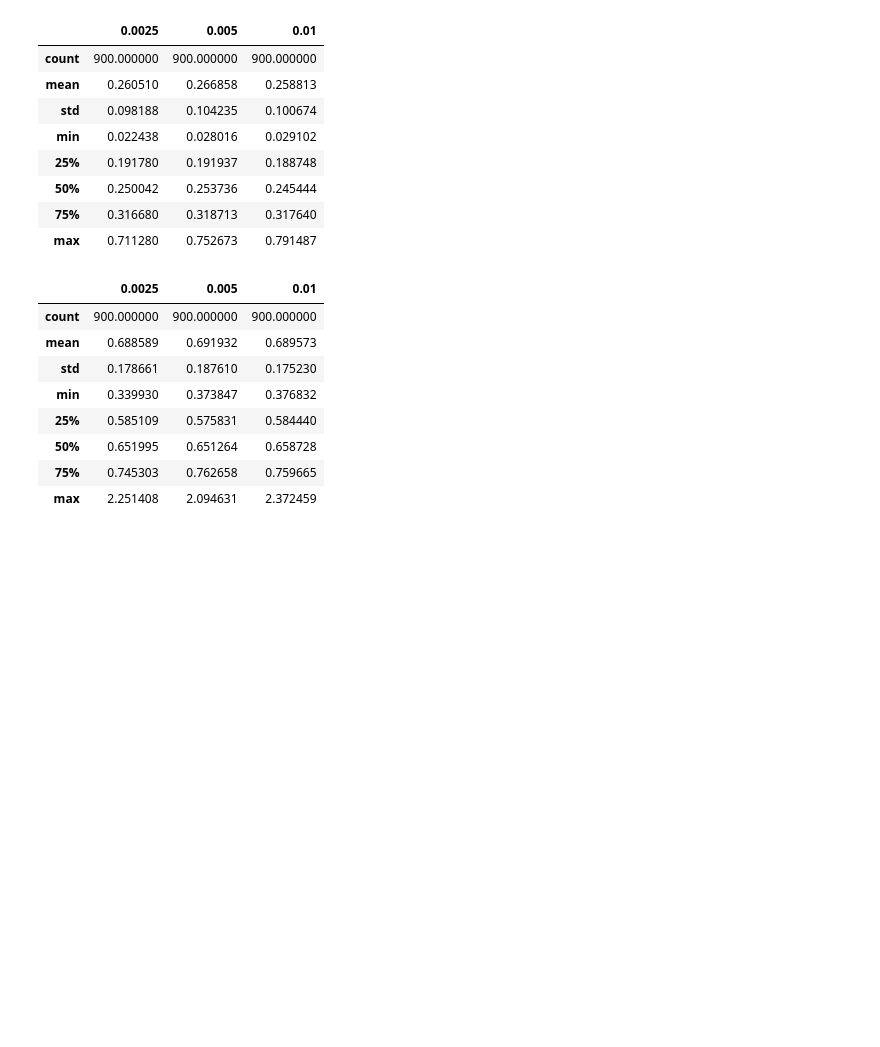
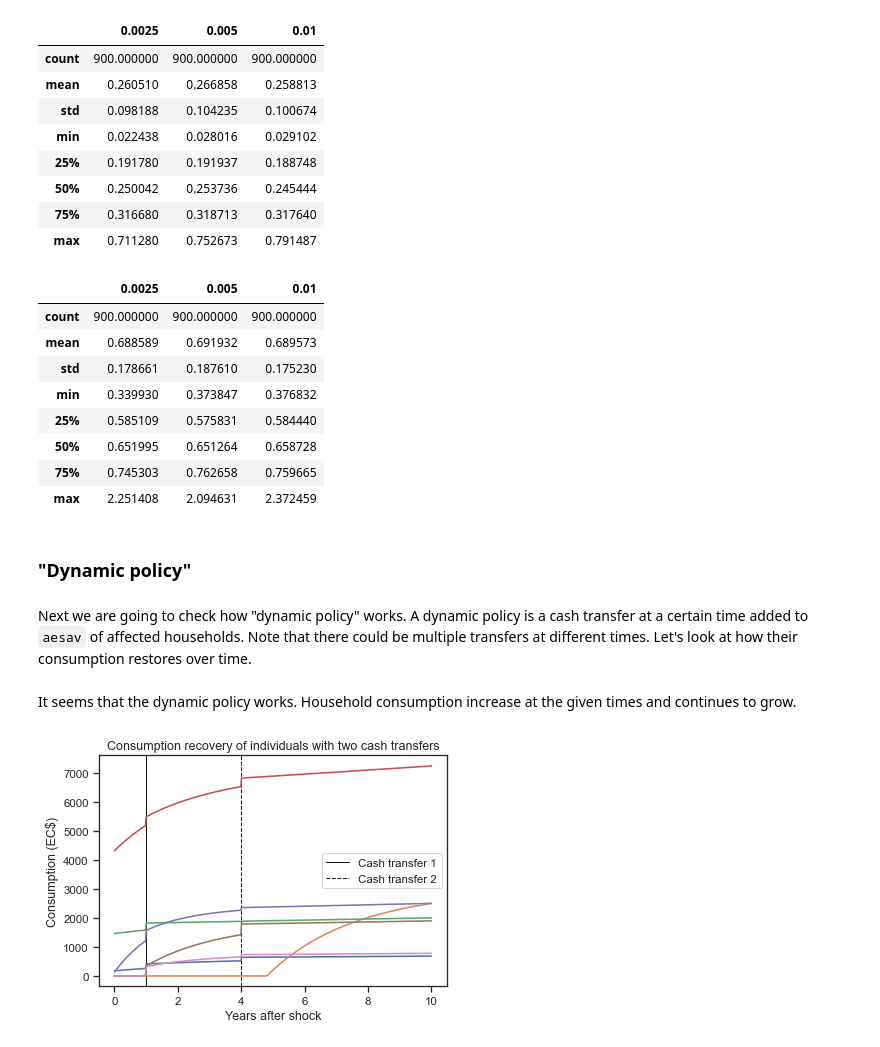
Before and after one commit to mikhailsirenko/unbreakable, a Jupyter notebook: notebooks/verification.ipynb, the cells around one changed output. Drawn from its saved outputs; the diff is of its cells as text; code cells hidden in the pictures; blank space fills up the shorter version.

Commit message:
verify that dynamic policy works

```diff
--- a/notebooks/verification.ipynb
+++ b/notebooks/verification.ipynb
@@ -353,3 +364,32 @@ df.describe()
 | 50% | 0.651995 | 0.651264 | 0.658728 |
 | 75% | 0.745303 | 0.762658 | 0.759665 |
 | max | 2.251408 | 2.094631 | 2.372459 |
+# %% [markdown]
+### "Dynamic policy"
+# %% [markdown]
+Next we are going to check how "dynamic policy" works. A dynamic policy is a cash transfer at a certain time added to `aesav` of affected households. Note that there could be multiple transfers at different times. Let's look at how their consumption restores over time.
+# %%
+with open('consumption_recovery.pickle', 'rb') as handle:
+    consumption_recovery = pkl.load(handle)
+consumption_recovery = pd.DataFrame(dict(consumption_recovery))
+# %% [markdown]
+It seems that the dynamic policy works. Household consumption increase at the given times and continues to grow.
+# %%
+fig, ax = plt.subplots()
+
+# We tested two cash transfers, one at 1 year and one at 4 years
+x = [52, 208]
+transfer_times = consumption_recovery.columns[x].tolist()
+
+linestyles = ['-', '--']
+for i, t in enumerate(transfer_times):
+    ax.axvline(t, color='k', linestyle=linestyles[i], linewidth=1)
+plt.legend(['Cash transfer 1', 'Cash transfer 2'])
+
+consumption_recovery.T.plot(ax=ax, legend=False)
+
+plt.ylabel('Consumption (EC$)')
+plt.xlabel('Years after shock')
+plt.title('Consumption recovery of individuals with two cash transfers');
+# %% [output]
+[figure, added]
```
Also changed, not shown: parts of 5 cells of this notebook.
